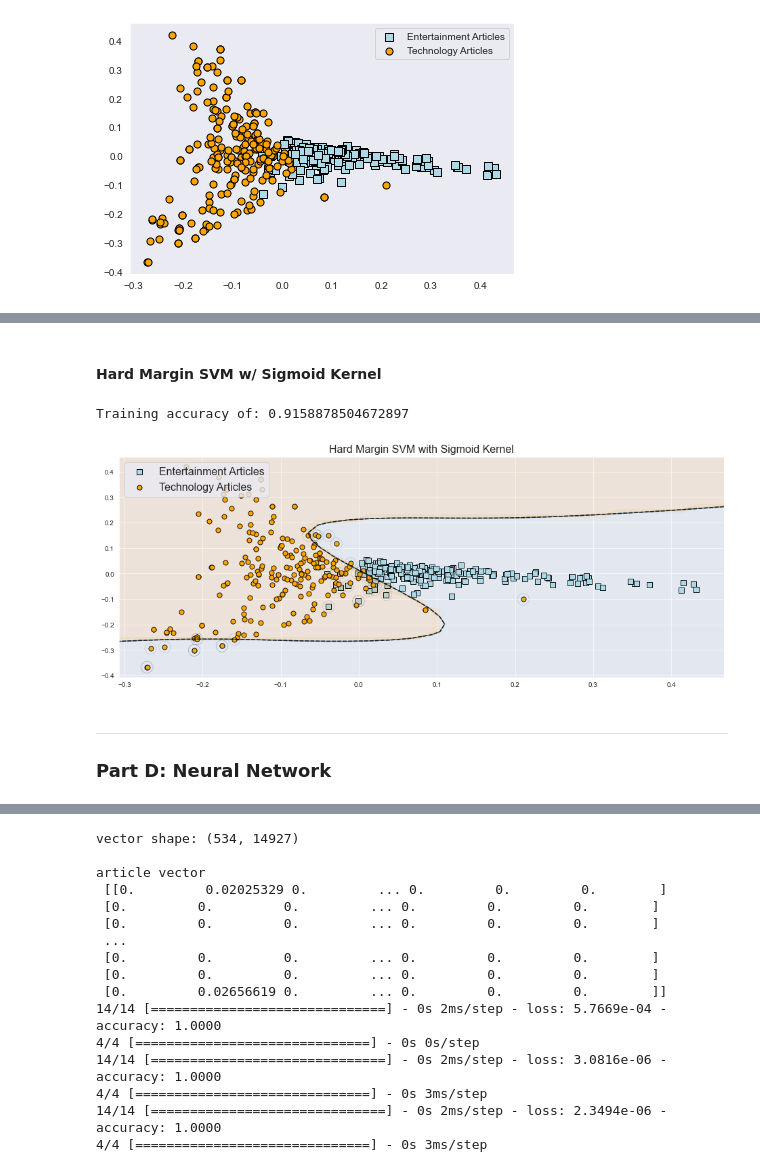
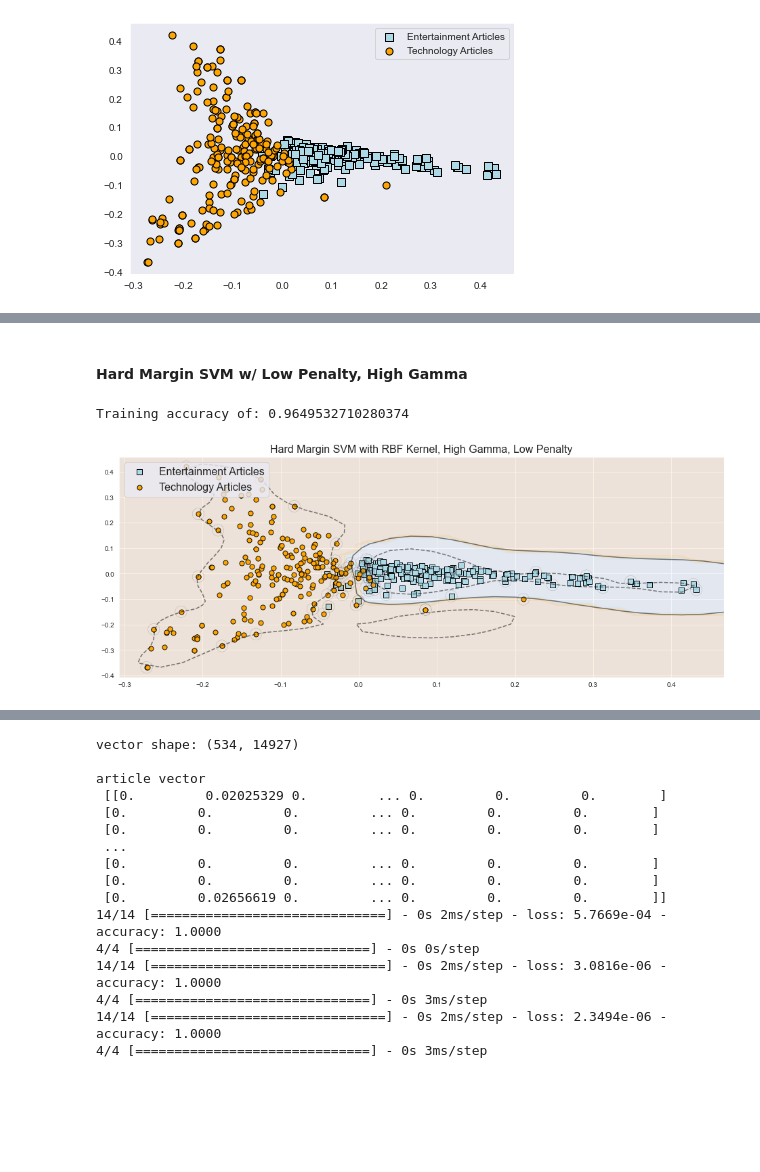
Before and after one commit to andrielhandrail/cs361-tsML, a Jupyter notebook: cs361tsMLasst3.ipynb, the cells around one changed output, grey strips where cells are left out. Cells and saved outputs as stored; diff of their text form; code cells hidden in the pictures; blank space fills up the shorter version.

```diff
--- a/cs361tsMLasst3.ipynb
+++ b/cs361tsMLasst3.ipynb
@@ -793,32 +793,32 @@ Training accuracy of: 0.9602803738317757
 # %% [markdown]
-#### Hard Margin SVM w/ Sigmoid Kernel
+#### Hard Margin SVM w/ Low Penalty, High Gamma
-# %%
-model_sig= svm.SVC(kernel='sigmoid', C=1E10).fit(principalComponents, y_train)
-fig = plt.figure(figsize=(16,6))
-ax = fig.axes
-plt.scatter(principalComponents[y_train == 0, 0],
-        principalComponents[y_train == 0, 1],
-        s=50, c='lightblue',
-        marker='s', edgecolor='black',
-        label='Entertainment Articles')
-plt.scatter(principalComponents[y_train == 1, 0],
-            principalComponents[y_train == 1, 1],
-            s=50, c='orange',
-            marker='o', edgecolor='black',
-            label='Technology Articles')
-
-plot_svc_decision_function(model_sig)
-plt.scatter(model_sig.support_vectors_[:, 0],
-            model_sig.support_vectors_[:, 1],
-            s=300, lw=1, facecolors='none');
-
-plt.title('Hard Margin SVM with Sigmoid Kernel', size=16)
-plt.legend(loc='upper left', fontsize=16)
-plt.savefig('HardSVMSigmoidKernel.pdf', format='pdf')
-print("Training accuracy of: {}".format(model_sig.score(principalComponents,y_train)))
-# %% [output]
-Training accuracy of: 0.9158878504672897
-[figure, removed]
-# %% [markdown]
-___
-### Part D: Neural Network
+# %%
+# X, y = make_blobs(n_samples=100, centers=2,
+#                   random_state=0, cluster_std=0.8)
+model_rbf = svm.SVC(kernel='rbf', C=1,gamma=100).fit(principalComponents, y_train)
+
+fig = plt.figure(figsize=(16,6))
+ax = fig.axes
+plt.scatter(principalComponents[y_train == 0, 0],
+        principalComponents[y_train == 0, 1],
+        s=50, c='lightblue',
+        marker='s', edgecolor='black',
+        label='Entertainment Articles')
+plt.scatter(principalComponents[y_train == 1, 0],
+            principalComponents[y_train == 1, 1],
+            s=50, c='orange',
+            marker='o', edgecolor='black',
+            label='Technology Articles')
+
+plot_svc_decision_function(model_rbf)
+plt.scatter(model_rbf.support_vectors_[:, 0],
+            model_rbf.support_vectors_[:, 1],
+            s=300, lw=1, facecolors='none');
+
+plt.title('Hard Margin SVM with RBF Kernel, High Gamma, Low Penalty', size=16)
+plt.legend(loc='upper left', fontsize=16)
+plt.savefig('HardSVMRBFKernel.pdf', format='pdf')
+print("Training accuracy of: {}".format(model_rbf.score(principalComponents,y_train)))
+# %% [output]
+Training accuracy of: 0.9649532710280374
+[figure, added]
```
Also changed, not shown: parts of 10 cells of this notebook, 3 other files.
